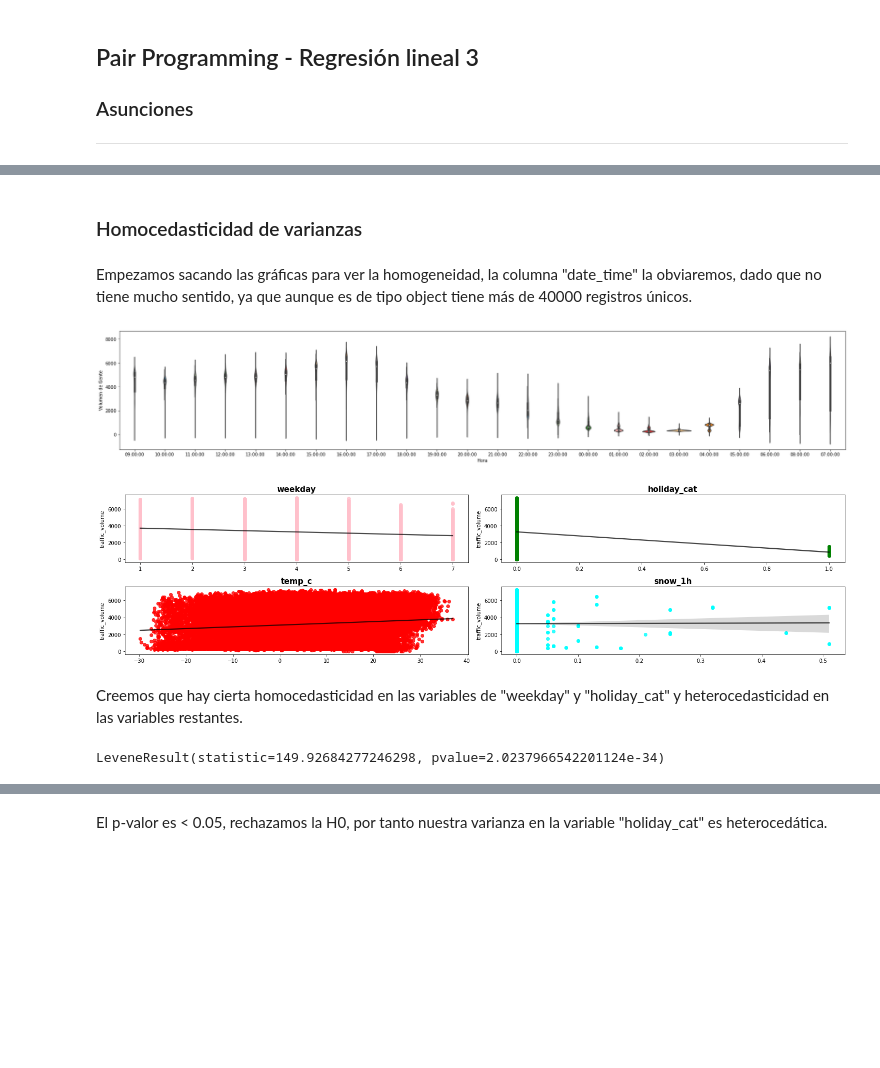
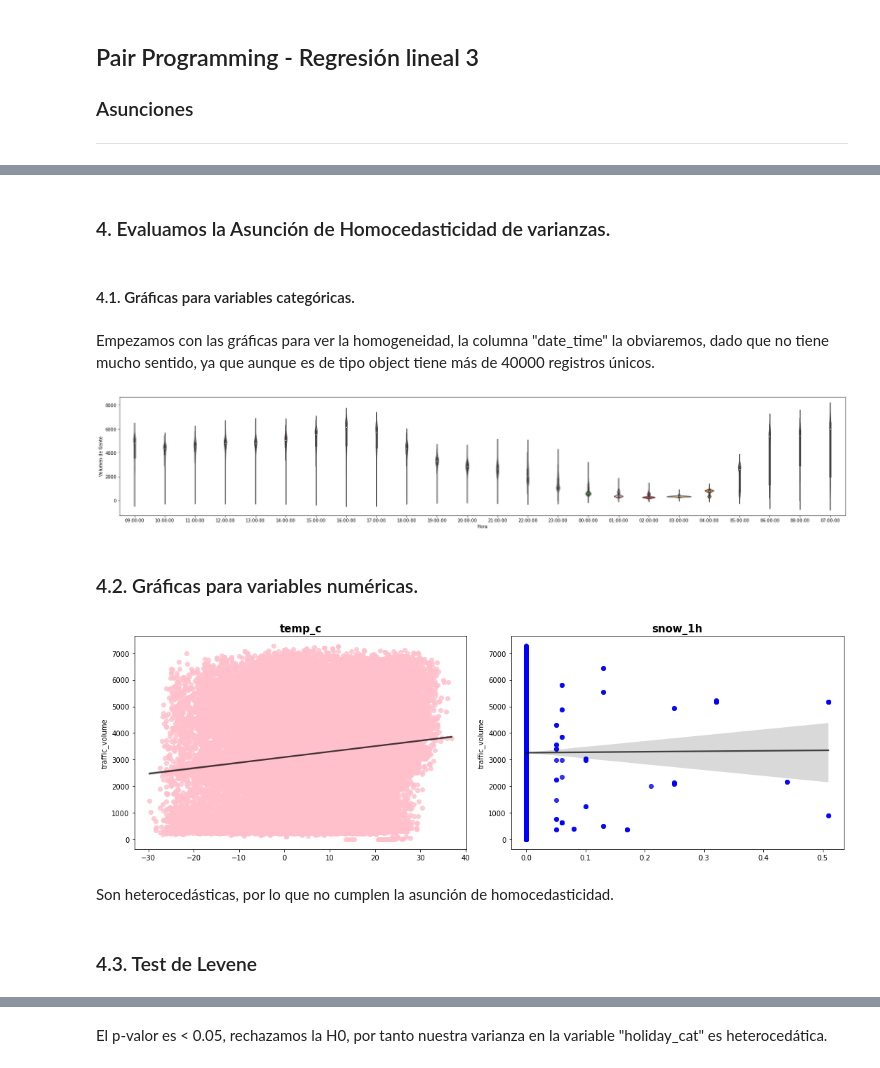
Before and after one commit to Adalab/DA-promo-c-modulo-3-sprint-1-Mina-Mai, a Jupyter notebook: Regresion_lineal 2/2_pp_regresion_lineal_03.ipynb, the cells around one changed output, grey strips where cells are left out. Cells and saved outputs as stored; diff of their text form; code cells hidden in the pictures; blank space fills up the shorter version.

```diff
--- a/Regresion_lineal 2/2_pp_regresion_lineal_03.ipynb
+++ b/Regresion_lineal 2/2_pp_regresion_lineal_03.ipynb
@@ -59,7 +58,9 @@ ___
 # %% [markdown]
-### Homocedasticidad de varianzas
+### 4. Evaluamos la Asunción de Homocedasticidad de varianzas.
+# %% [markdown]
+#### 4.1. Gráficas para variables categóricas.
 # %% [markdown]
-Empezamos sacando las gráficas para ver la homogeneidad, la columna "date_time" la obviaremos, dado que no tiene mucho sentido, ya que aunque es de tipo object tiene más de 40000 registros únicos.
+Empezamos con las gráficas para ver la homogeneidad, la columna "date_time" la obviaremos, dado que no tiene mucho sentido, ya que aunque es de tipo object tiene más de 40000 registros únicos.
 # %%
 plt.figure( figsize=(30,5))
 
@@ -68,31 +69,34 @@ plt.ylabel("Volumen de Gente")
 plt.xlabel("Hora");
 # %% [output]
 [figure]
+# %% [markdown]
+### 4.2. Gráficas para variables numéricas.
 # %%
-fig, axes = plt.subplots(nrows = 2, ncols = 2, figsize = (20, 5))
+fig, axes = plt.subplots(nrows = 1, ncols = 2, figsize = (15, 5))
 
-lista_colores = ["pink", "green", "cyan", "magenta"]
+lista_colores = ["pink", "blue"]
 
 axes = axes.flat
-
 
 columnas_numeric = df.select_dtypes(include = np.number).drop('traffic_volume', axis=1)
 columnas_numeric = columnas_numeric.columns
 
 
 for i, colum in enumerate(columnas_numeric):
     sns.regplot(data = df, x = colum, y = 'traffic_volume', color = lista_colores[i], line_kws = {"color": "black", "alpha": 0.7 }, ax = axes[i])
 
 
     axes[i].set_title(colum, fontsize = 15, fontweight = "bold")
 
     axes[i].tick_params(labelsize = 10)
 
     axes[i].set_xlabel("")
 
 fig.tight_layout();
 # %% [output]
-[figure, old version]
+[figure, new version]
-# %% [markdown]
-Creemos que hay cierta homocedasticidad en las variables de "weekday" y "holiday_cat" y heterocedasticidad en las variables restantes.
+# %% [markdown]
+Son heterocedásticas, por lo que no cumplen la asunción de homocedasticidad.
+# %% [markdown]
+### 4.3. Test de Levene
 # %%
@@ -101,7 +105,0 @@ no_festivo =df[df["holiday_cat"]== 0]["traffic_volume"]
-# %%
-# Usaremos test levene para la parte analítica de la varianza, ya que nuestros datos no se distribuyen de manera normal.
-
-levene_test = stats.levene(festivo, no_festivo)
-levene_test
-# %% [output]
-LeveneResult(statistic=149.92684277246298, pvalue=2.0237966542201124e-34)
```
Also changed, not shown: parts of 20 cells of this notebook, 13 other files.
